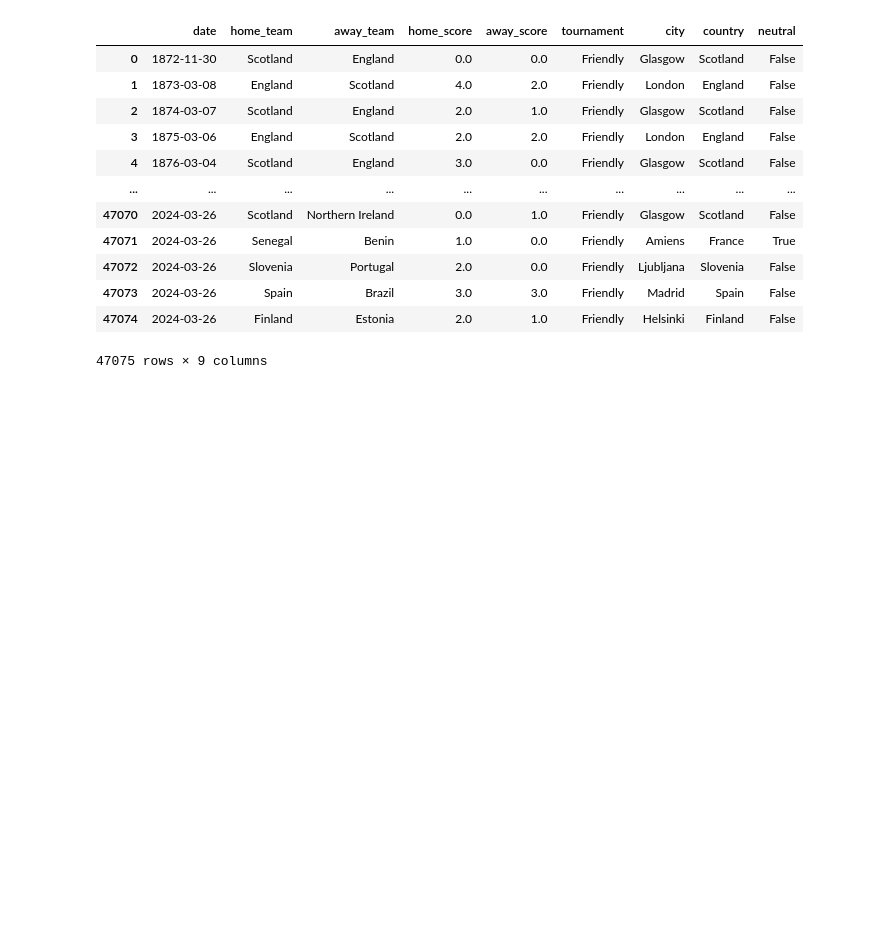
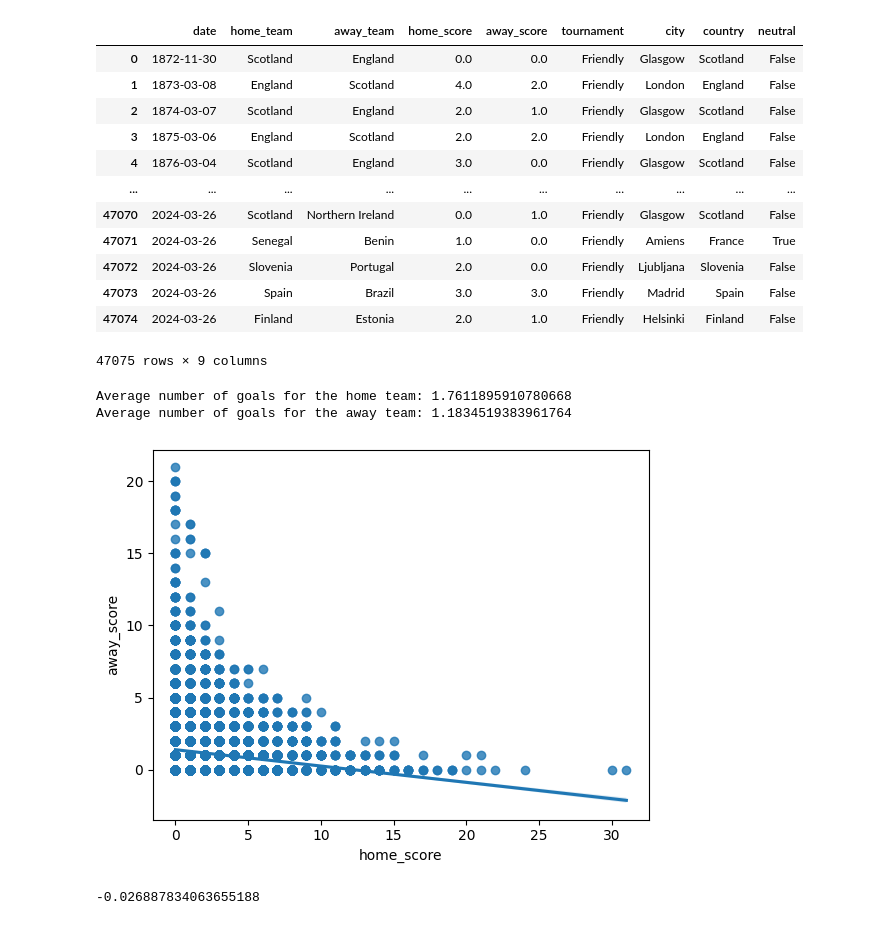
Before and after one commit to jackqcook/Sports-Prediction-Model, a Jupyter notebook: Soccer/messi.ipynb, the cells around one changed output. Drawn from its saved outputs; the diff is of its cells as text; code cells hidden in the pictures; blank space fills up the shorter version.

```diff
--- a/Soccer/messi.ipynb
+++ b/Soccer/messi.ipynb
@@ -56,3 +56,20 @@ df_dropped
 | 47073 | 2024-03-26 | Spain | Brazil | 3.0 | 3.0 | Friendly | Madrid | Spain | False |
 | 47074 | 2024-03-26 | Finland | Estonia | 2.0 | 1.0 | Friendly | Helsinki | Finland | False |
 47075 rows × 9 columns
+# %%
+average_goals_home_team = df_dropped["home_score"].mean()
+average_goals_away_team = df_dropped["away_score"].mean()
+
+print(f"Average number of goals for the home team: {average_goals_home_team}")
+print(f"Average number of goals for the away team: {average_goals_away_team}")
+# %% [output]
+Average number of goals for the home team: 1.7611895910780668
+Average number of goals for the away team: 1.1834519383961764
+# %%
+sns.regplot(x='home_score', y='away_score', data=df_dropped)
+plt.show()
+r = df_dropped['home_score'].corr(df_dropped['neutral'])
+print(r)
+# %% [output]
+[figure, added]
+-0.026887834063655188
```
Also changed, not shown: 1 other file.
